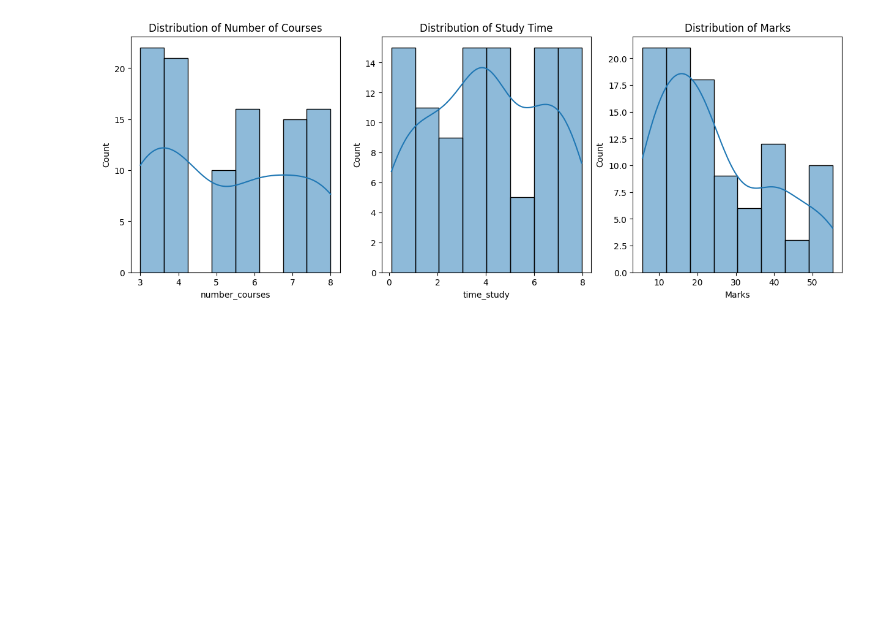
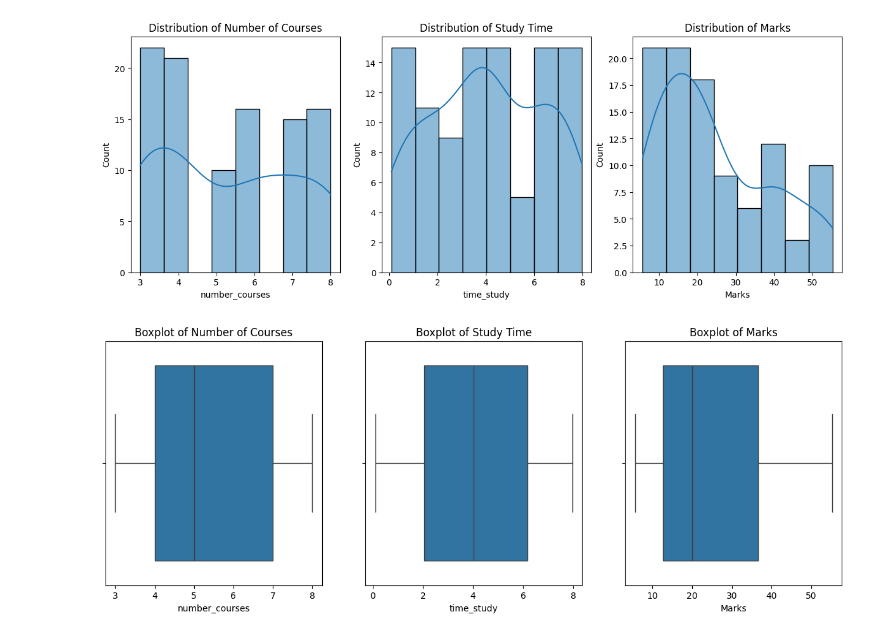
Before and after one commit to Saravanan-20G/Machine-Learning, a Jupyter notebook: Regression/Student Marks Prediction.ipynb, the cells around one changed output. Saved outputs shown, nothing was run; the diff lists cells and outputs as text; code cells hidden in the pictures; blank space fills up the shorter version.

```diff
--- a/Regression/Student Marks Prediction.ipynb
+++ b/Regression/Student Marks Prediction.ipynb
@@ -75,3 +75,22 @@ plt.title('Distribution of Marks')
 plt.show()
 # %% [output]
 [figure]
+# %%
+# 6. Boxplots to identify outliers
+plt.figure(figsize=(15, 5))
+
+plt.subplot(1, 3, 1)
+sns.boxplot(x=df['number_courses'])
+plt.title('Boxplot of Number of Courses')
+
+plt.subplot(1, 3, 2)
+sns.boxplot(x=df['time_study'])
+plt.title('Boxplot of Study Time')
+
+plt.subplot(1, 3, 3)
+sns.boxplot(x=df['Marks'])
+plt.title('Boxplot of Marks')
+
+plt.show()
+# %% [output]
+[figure, added]
```
Also changed, not shown: parts of 8 cells of this notebook.
